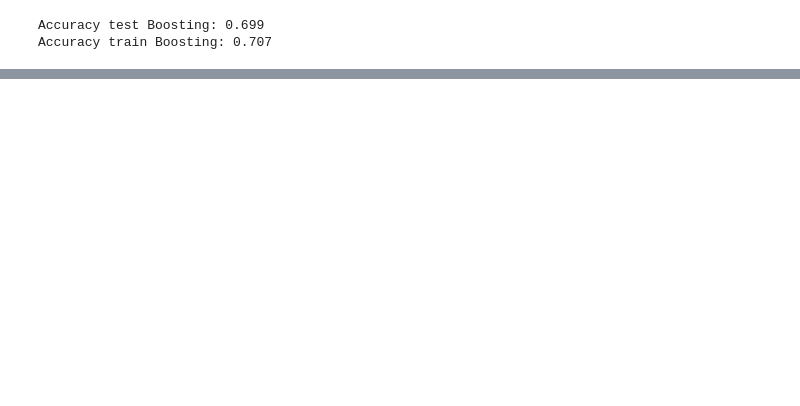
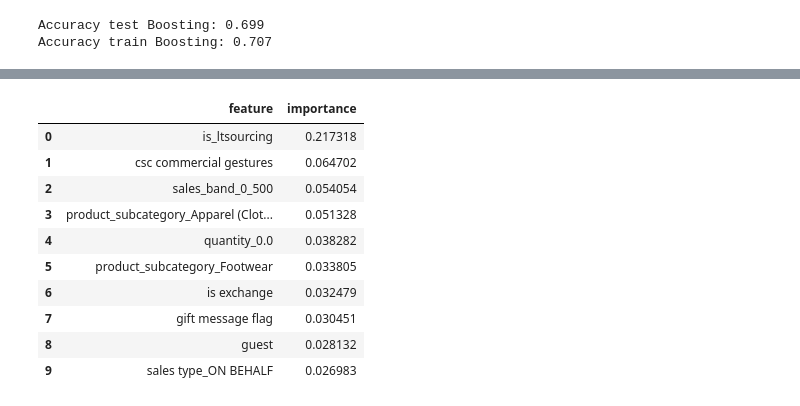
Before and after one commit to ice1O/Luxury-Fashion-Product-Return-Analysis, a Jupyter notebook: Models for Global.ipynb, the cells around one changed output, grey strips where cells are left out. Cells and saved outputs as stored; diff of their text form; code cells hidden in the pictures; blank space fills up the shorter version.

```diff
--- a/Models for Global.ipynb
+++ b/Models for Global.ipynb
@@ -432,0 +724,29 @@ Test accuracy with best threshold (Boosting): 0.69904
+# %%
+#Test 8: Neural Network
+from sklearn.neural_network import MLPClassifier
+nnet = MLPClassifier(hidden_layer_sizes=(8, 16, 8),# we decide to fix 8 neurones in input and output layer and 16 neurones in hidden layer
+                     learning_rate_init=0.003,#the size of the step in the stochastic gradient descent
+                     activation="relu",#let us use the relu function as an activation function
+                     solver="sgd", # We choose as a solver the stochastic gradient deschent
+                     alpha=0.001,#ridge penalty
+                     batch_size=32, #necessary if we make a stochastic gradient descent
+                     max_iter=500,
+                     early_stopping=True,
+                     n_iter_no_change=20,#number of iterations util it stops (PLOT THE LOSS) PATIENCE PARAMETER (TWO HOURS LIMIT)
+                     random_state = 72)
+nnet.fit(X_train, y_train)
+
+y_pred_train_neuron = nnet.predict(X_train)
+y_pred_test_neuron = nnet.predict(X_test)
+
+print(f"Accuracy test Neural Network: {accuracy_score(y_test, y_pred_test_neuron):.3f}")
+print(f"Accuracy train Neural Network: {accuracy_score(y_train, y_pred_train_neuron):.3f}")
+
+#The model seems to perform  a bit better than logistic regression without regularization; let us tune the hyperparameter using Cross Validation
+
+# The neural network uses the same core principle as logistic regression:
+# it minimizes the log-loss function using gradient descent.
+# However, the key difference is that stacking several activation functions introduces non-linearity.
+# Because of this added non-linearity, the overall loss function becomes non-convex,
+# which is why stochastic gradient descent is used in order to avoid falling in a local minimum.
+# This is also why fixing a random_state is important to ensure reproducible results
@@ -681,0 +1047,20 @@ Text(0.5, 1.0, 'Boosting Tuned')
+# %%
+
+FeatureImportanceRF = pd.DataFrame({
+    "feature": X_train.columns,
+    "importance": rf.feature_importances_
+}).sort_values("importance", ascending=False)
+
+display(FeatureImportanceRF.head(10).reset_index().drop(columns=["index"]))
+# %% [output]
+|  | feature | importance |
+| 0 | is_ltsourcing | 0.217318 |
+| 1 | csc commercial gestures | 0.064702 |
+| 2 | sales_band_0_500 | 0.054054 |
+| 3 | product_subcategory_Apparel (Clot... | 0.051328 |
+| 4 | quantity_0.0 | 0.038282 |
+| 5 | product_subcategory_Footwear | 0.033805 |
+| 6 | is exchange | 0.032479 |
+| 7 | gift message flag | 0.030451 |
+| 8 | guest | 0.028132 |
+| 9 | sales type_ON BEHALF | 0.026983 |
```
Also changed, not shown: parts of 40 cells of this notebook.
